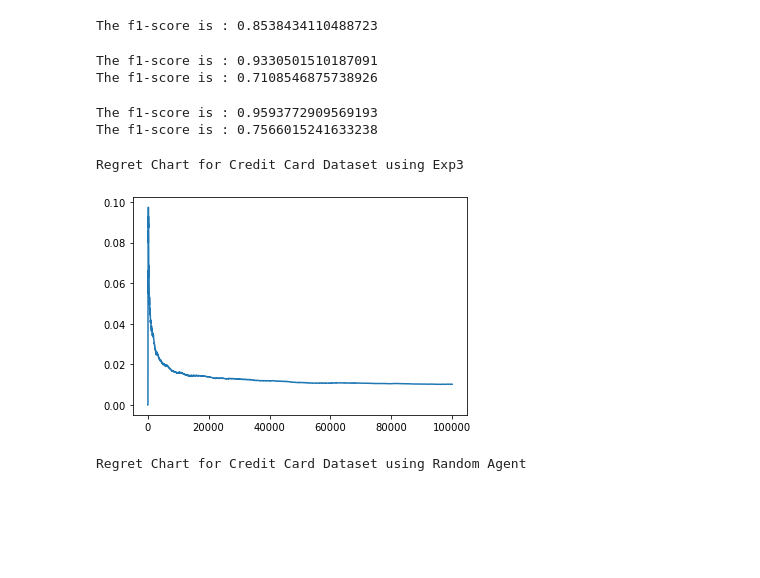
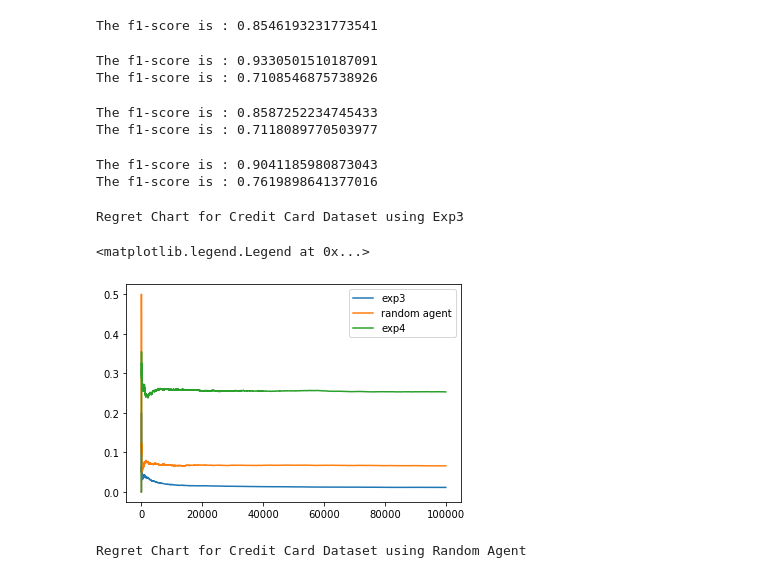
Before and after one commit to rbBItH0Le/Multi-Armed-Bandits, a Jupyter notebook: MAB.ipynb, the cells around one changed output. Drawn from its saved outputs; the diff is of its cells as text; code cells hidden in the pictures; blank space fills up the shorter version.

```diff
--- a/MAB.ipynb
+++ b/MAB.ipynb
@@ -259,10 +259,10 @@ class TrainAuto:
 
             #calling function to find the loss against the true label value
 
-            loss_vec,nl,lpred= self.cur_loss(cur_distribution,dfrow.iloc[:,-1].values[0])
+            loss_vec,lpred= self.cur_loss(cur_distribution,dfrow.iloc[:,-1].values[0])
 
             #appending the loss values to a list to plot regret
-            todf.append(nl)
+            todf.append(loss_vec[0])
             act.append(dfrow.iloc[:,-1].values[0])
             pred.append(lpred)
 
@@ -298,9 +298,9 @@ class TrainAuto:
         prob=[distb[0],distb[1]]
         pred=random.choices(label,weights=prob)[0]
         if y_test==pred:
-            return [0,1],0,pred
+            return [0,1],pred
         else:
-            return [1,0],1,pred
+            return [1,0],pred
 
     #Batched Exp4
     def exp4_batched(self,epoch,trial,X_test,y_test,model_list):
@@ -402,7 +402,7 @@ The f1-score is : 0.9948750478261745
 # %%
-fg=sr.exp4_base(2000,df_test,y_test,mlist)
+fg=sr.exp4_base(200,df_test,y_test,mlist)
 # %% [output]
-The f1-score is : 0.8538434110488723
+The f1-score is : 0.8546193231773541
 # %%
 #checking for wine quality dataset
 wq=TrainAuto('winequalityN.csv')
@@ -414,6 +414,17 @@ wq_random=wq.random_action(df_test,y_test,mlist)
 # %% [output]
 The f1-score is : 0.9330501510187091
 The f1-score is : 0.7108546875738926
+# %%
+#Checking for Cardioctography dataset
+cg=TrainAuto('cardio.csv')
+df_train,df_test,df_val,y_test=cg.Traindata()
+mlist=cg.TuneData(df_val,df_train,df_test,y_test)
+cg_exp3=cg.exp3_base(df_test,y_test,mlist)
+cg_exp4=cg.exp4_base(2000,df_test,y_test,mlist)
+cg_random=cg.random_action(df_test,y_test,mlist)
+# %% [output]
+The f1-score is : 0.8587252234745433
+The f1-score is : 0.7118089770503977
 # %%
 #checking for Mammography dataset
 mg=TrainAuto('mammography.csv')
@@ -422,6 +433,3 @@ mlist=mg.TuneData(df_val,df_train,df_test,y_test)
 mg_exp3=mg.exp3_base(df_test,y_test,mlist)
 mg_exp4=mg.exp4_base(2000,df_test,y_test,mlist)
 mg_random=mg.random_action(df_test,y_test,mlist)
-# %% [output]
-The f1-score is : 0.9593772909569193
-The f1-score is : 0.7566015241633238
@@ -441,13 +441,20 @@ mlist=vd.TuneData(df_val,df_train,df_test,y_test)
 vd_exp3=vd.exp3_base(df_test,y_test,mlist)
 vd_exp4=vd.exp4_base(2000,df_test,y_test,mlist)
 vd_random=vd.random_action(df_test,y_test,mlist)
+# %% [output]
+The f1-score is : 0.9041185980873043
+The f1-score is : 0.7619898641377016
 # %%
 #Regret Chart for Credit card
 print('Regret Chart for Credit Card Dataset using Exp3')
-sr.plot_regret_chart(gh,100000)
+sr.plot_regret_chart(gh,100000,label='exp3')
+sr.plot_regret_chart(jk,100000,label='random agent')
+sr.plot_regret_chart(fg,100000,label='exp4')
+plt.legend()
 # %% [output]
 Regret Chart for Credit Card Dataset using Exp3
+<matplotlib.legend.Legend at 0x...>
-[figure, old version]
+[figure, new version]
 # %%
 print('Regret Chart for Credit Card Dataset using Random Agent')
 sr.plot_regret_chart(jk,100000)
```
Also changed, not shown: parts of 3 cells of this notebook.
